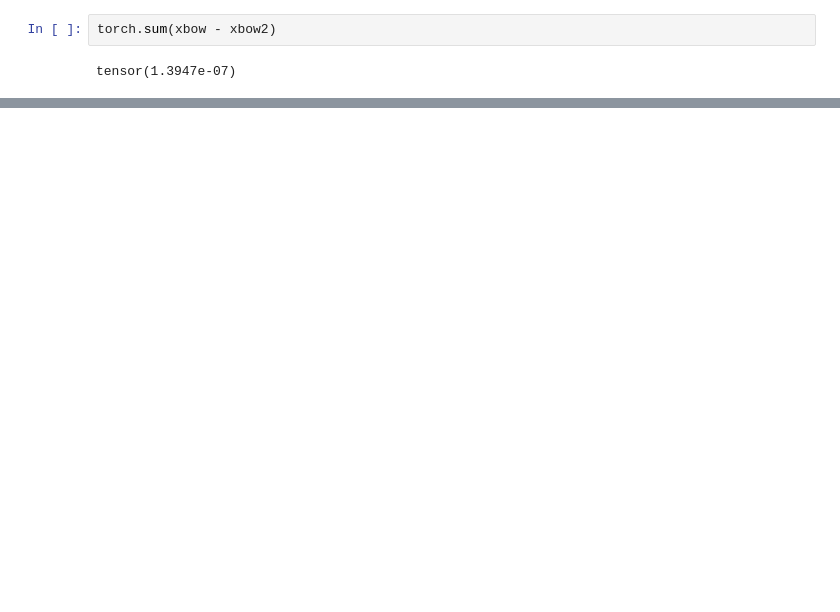
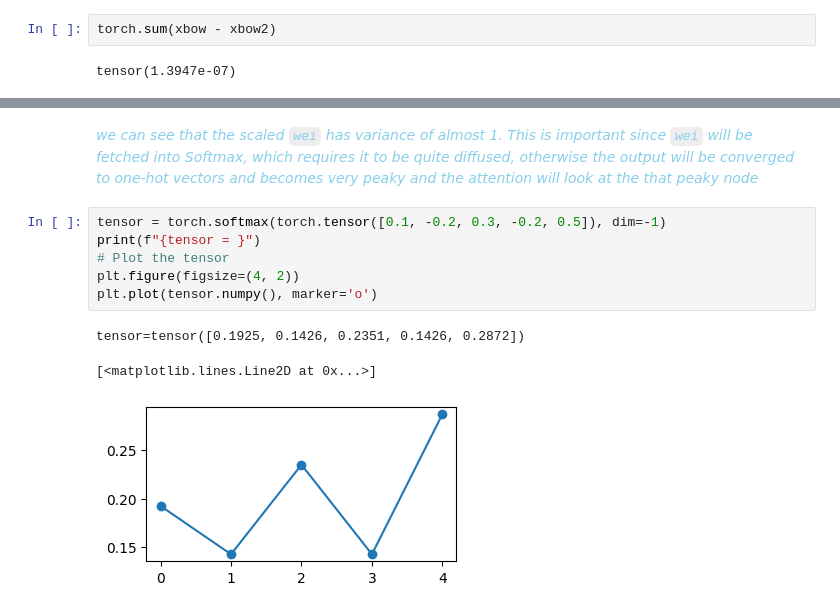
Before and after one commit to khoaguin/RuPyGPT, a Jupyter notebook: notebooks/gpt-dev.ipynb, the cells around one changed output, grey strips where cells are left out. Drawn from its saved outputs; the diff is of its cells as text; blank space fills up the shorter version.

```diff
--- a/notebooks/gpt-dev.ipynb
+++ b/notebooks/gpt-dev.ipynb
@@ -302,0 +519,12 @@ tensor(1.3947e-07)
+# %% [markdown]
+<span style="color:skyblue">*we can see that the scaled `wei` has variance of almost 1. This is important since `wei` will be fetched into Softmax, which requires it to be quite diffused, otherwise the output will be converged to one-hot vectors and becomes very peaky and the attention will look at the that peaky node*</span>
+# %%
+tensor = torch.softmax(torch.tensor([0.1, -0.2, 0.3, -0.2, 0.5]), dim=-1)
+print(f"{tensor = }")
+# Plot the tensor
+plt.figure(figsize=(4, 2))
+plt.plot(tensor.numpy(), marker='o')
+# %% [output]
+tensor=tensor([0.1925, 0.1426, 0.2351, 0.1426, 0.2872])
+[<matplotlib.lines.Line2D at 0x...>]
+[figure, added]
```
Also changed, not shown: parts of 38 cells of this notebook, 5 other files.
